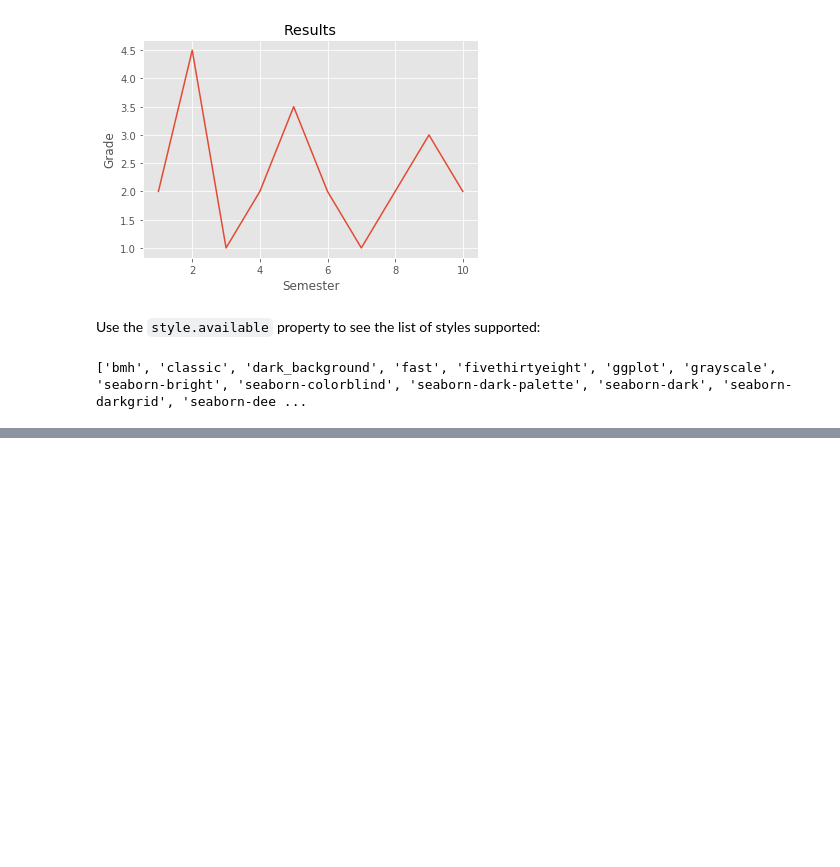
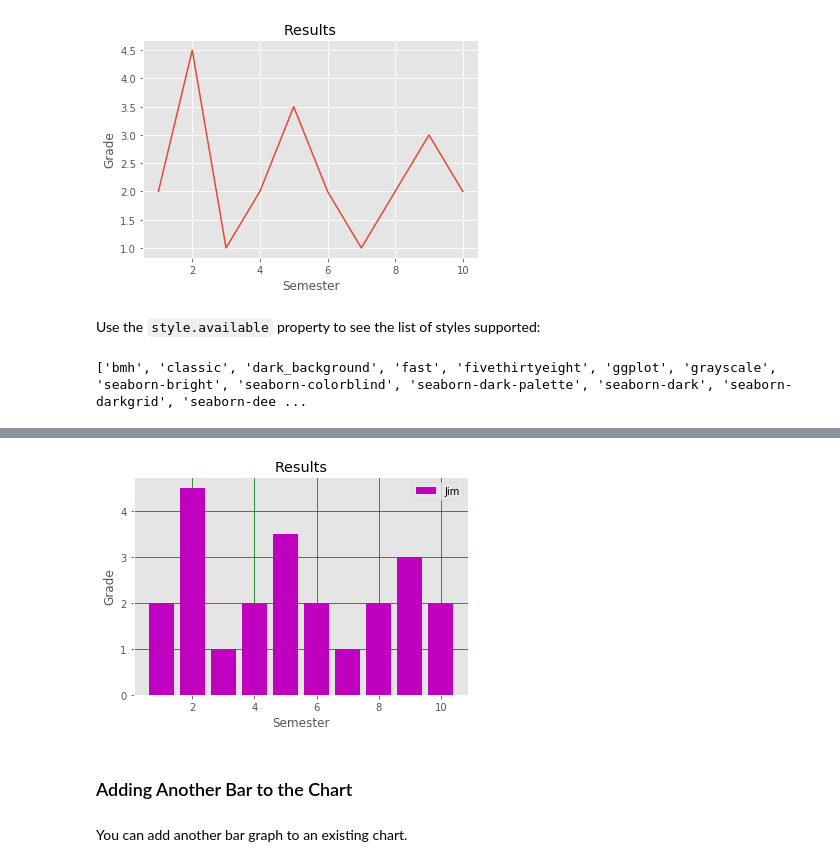
Before and after one commit to Adachika/python-machine-learning, a Jupyter notebook: 04_data_visualization_using_matplotlib.ipynb, the cells around one changed output, grey strips where cells are left out. Drawn from its saved outputs; the diff is of its cells as text; code cells hidden in the pictures; blank space fills up the shorter version.

```diff
--- a/04_data_visualization_using_matplotlib.ipynb
+++ b/04_data_visualization_using_matplotlib.ipynb
@@ -65,0 +126,24 @@ print(style.available)
+# %%
+style.use("ggplot")
+# %%
+plt.bar(
+    [1,2,3,4,5,6,7,8,9,10],
+    [2,4.5,1,2,3.5,2,1,2,3,2],
+    label = "Jim",
+    color = "m",      # m for magenta
+    align  = "center"
+)
+
+plt.title("Results")
+plt.xlabel("Semester")
+plt.ylabel("Grade")
+
+plt.legend()
+plt.grid(True, color="g") # g for green
+# %% [output]
+[figure, added]
+# %% [markdown]
+<a id="adding-bar-to-chart"></a>
+### Adding Another Bar to the Chart
+# %% [markdown]
+You can add another bar graph to an existing chart.
```
Also changed, not shown: parts of 25 cells of this notebook.
